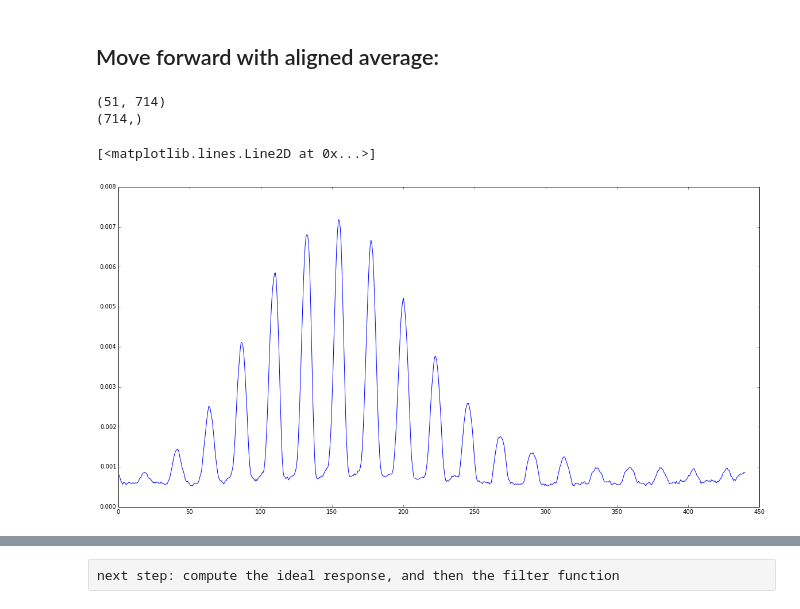
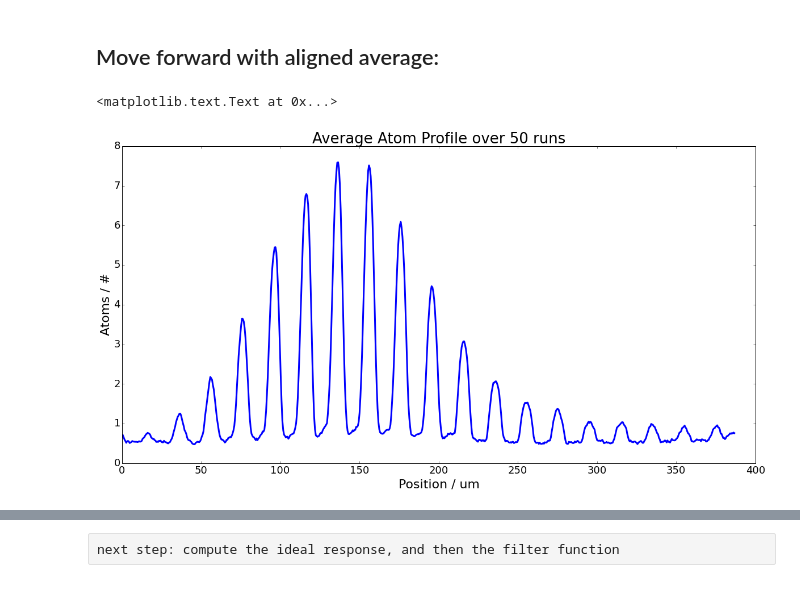
Before and after one commit to levlab-atomchip/BECy_stats, a Jupyter notebook: point_spread_20ma_v2.ipynb, the cells around one changed output, grey strips where cells are left out. Cells and saved outputs as stored; diff of their text form; code cells hidden in the pictures.

```diff
--- a/point_spread_20ma_v2.ipynb
+++ b/point_spread_20ma_v2.ipynb
@@ -10,9 +10,16 @@ from cloud_distribution import *
 from cloud_image import CloudImage as ci
 import BECphysics as bp
 import bfieldsensitivity as bf
+# %%
+plt.rcParams['figure.figsize'] = (20.0, 10.0)
+plt.rcParams['axes.labelsize'] = 22
+plt.rcParams['axes.titlesize'] = 26
+plt.rcParams['xtick.labelsize'] = 18
+plt.rcParams['ytick.labelsize'] = 18
+plt.rcParams['lines.linewidth'] = 3
 # %%
 dir_psf = r'/home/will/levlab/data/pointspread/20141208/'
-dist = CD(dir_psf, 'False')
-PIXSIZE = 13.0/21.1
+dist = cd.CD(dir_psf, False)
+PIXSIZE = 13.0/24.0 * 1e-6
 # %% [output]
 /home/will/levlab/data/pointspread/20141208/
@@ -93,6 +57,9 @@ ldimgs = [bp.line_density(cdim, PIXSIZE) for cdim in cdimgs]
 ldsnorm = [ld/np.sum(ld) for ii, ld in enumerate(ldimgs)]
 fig = plt.figure()
 fig.set_size_inches(20,10)
-for ld in ldsnorm:
-    plt.plot(xaxis,ld)
+for ld in ldimgs:
+    plt.plot(xaxis*1e6,ld*PIXSIZE, linewidth = 1)
+plt.xlabel('Position / um')
+plt.ylabel('Atoms / #')
+plt.title('Atom Profiles for 50 runs over the 2 um widely spaced wires, height roughly 1 um')
 # %% [output]
@@ -112,13 +80,13 @@ print shift1
 # %%
 aligned = []
 shifts = []
-for nn, ld in enumerate(ldsnorm):
-    shift = ia.optimal_shift(ldsnorm[0], ld)
+for nn, ld in enumerate(ldimgs):
+    shift = ia.optimal_shift(ldsnorm[0], ldsnorm[nn])
     if abs(shift) > 6:
         fig = plt.figure()
         fig.set_size_inches(20,10)
         plt.subplot(121)
-        plt.plot(ldsnorm[0])
+        plt.plot(ldimgs[0])
         plt.plot(ld)
         plt.subplot(122)
         plt.imshow(cdimgs[nn])
@@ -161,13 +147,11 @@ for ld in aligned:
 ## Move forward with aligned average:
 # %%
 avg_ld = np.mean(np.array(aligned), axis=0)
-print np.array(aligned).shape
-print avg_ld.shape
 fig = plt.figure()
-fig.set_size_inches(20, 10)
-plt.plot(xaxis, avg_ld)
+plt.plot(xaxis*1e6, avg_ld*PIXSIZE)
+plt.xlabel('Position / um')
+plt.ylabel('Atoms / #')
+plt.title('Average Atom Profile over 50 runs')
 # %% [output]
-(51, 714)
-(714,)
+<matplotlib.text.Text at 0x...>
-[<matplotlib.lines.Line2D at 0x...>]
-[figure, old version]
+[figure, new version]
```
Also changed, not shown: parts of 40 cells of this notebook, 4 other files.
